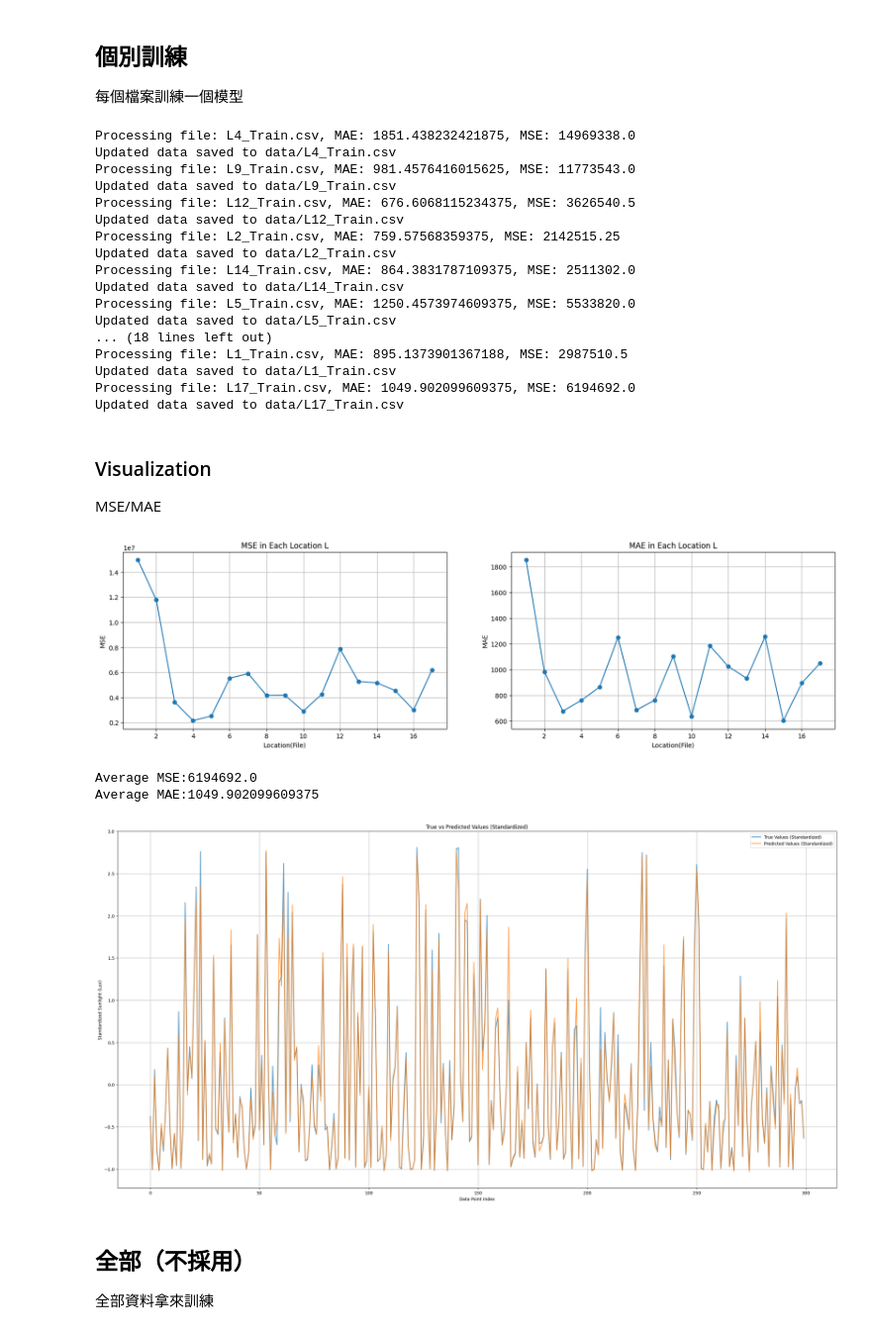
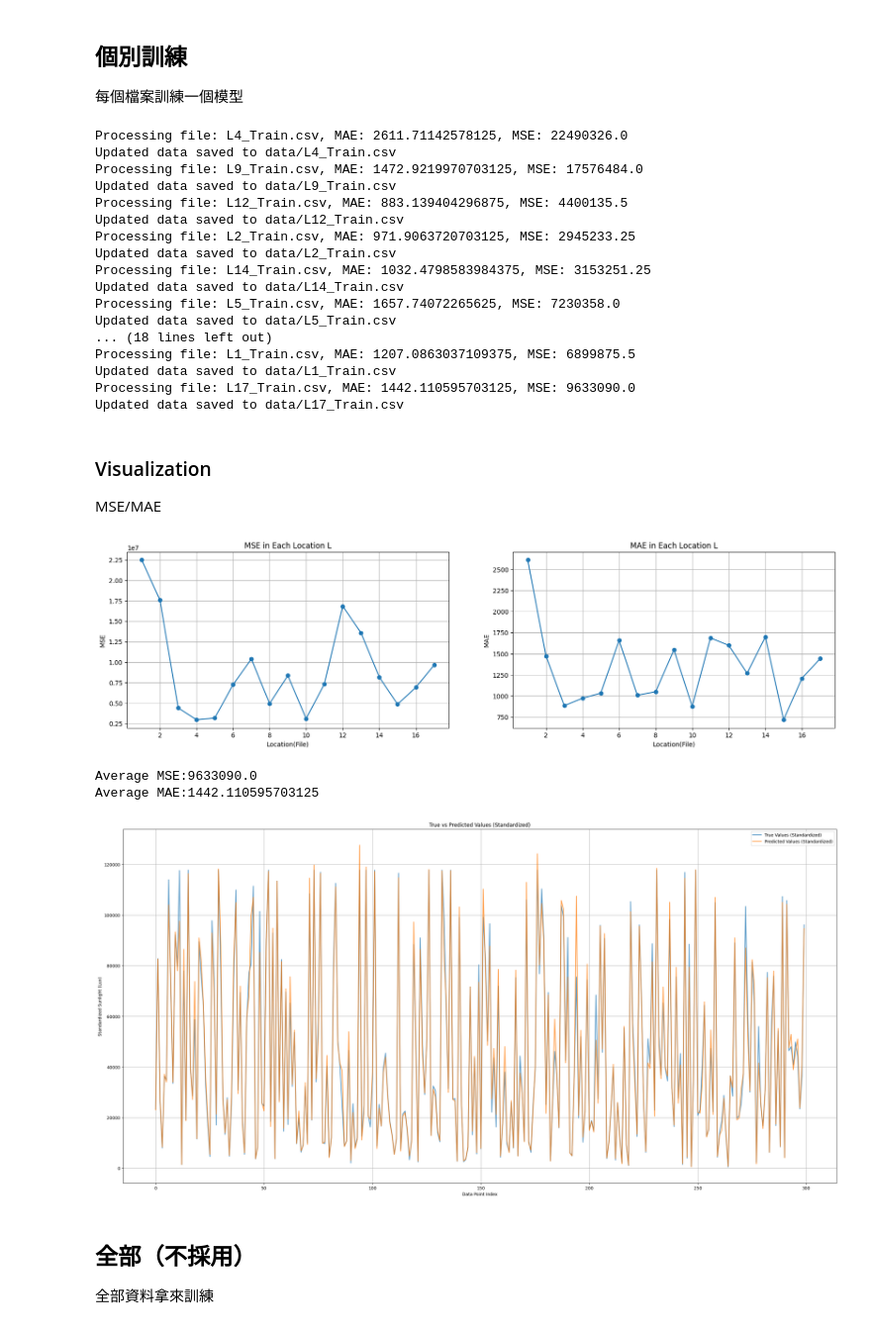
Before and after one commit to Mere-cat/AI-CUP-2024, a Jupyter notebook: merecat/sunlight_process/sunlight_regressor.ipynb, the cells around one changed output. Shown: that part at 99% size. Drawn from its saved outputs; the diff is of its cells as text; code cells hidden in the pictures.

Commit message:
adding UPPER data to train sunlight regressor (v2)

```diff
--- a/merecat/sunlight_process/sunlight_regressor.ipynb
+++ b/merecat/sunlight_process/sunlight_regressor.ipynb
@@ -28,8 +28,10 @@ from tqdm import tqdm
 ## Params
 # %%
 UPPER = 117758.2
-DATA_PATH = '../../Dataset/TrainingData_avg'
+DATA_PATH = '../combine_data/TrainingData_avg'
 EPOCHS = 5
+# COLUMNS = ['Sunlight(Lux)', 'WindSpeed(m/s)', 'height', 'angle', 'LocationCode']
+COLUMNS = ['Sunlight(Lux)']
 # %% [markdown]
 ## Dataloader
 # %%
@@ -39,7 +41,16 @@ class LightDataloader(Dataset):
         self.data = self.split_time(self.data)
 
         # 隔開到達光照最大值的資料，未達最大值者，稱為「真」資料
-        self.truth_data = self.data[self.data['Sunlight(Lux)'] != UPPER].reset_index(drop=True)
+        # self.truth_data = self.data[self.data['Sunlight(Lux)'] != UPPER].reset_index(drop=True)
+        # self.truth_data = self.truth_data[(self.truth_data['hour'] > 7) & (self.truth_data['hour'] < 17)]
+
+        # self.predict_data = self.data[self.data['Sunlight(Lux)'] == UPPER].reset_index(drop=True)
+        # self.predict_data = self.predict_data.drop(columns = ['DateTime'])
+
+        self.truth_data = self.data
+        self.truth_data['is_upper'] = (self.truth_data['Sunlight(Lux)'] == UPPER).astype(int)
+        self.truth_data = self.truth_data[(self.truth_data['hour'] > 7) & (self.truth_data['hour'] < 17)]
+
         self.predict_data = self.data[self.data['Sunlight(Lux)'] == UPPER].reset_index(drop=True)
         self.predict_data = self.predict_data.drop(columns = ['DateTime'])
 
@@ -48,12 +59,12 @@ class LightDataloader(Dataset):
 
         # 訓練集
         self.train_data = self.train_data.drop(columns = ['DateTime'])
-        self.X_train = self.train_data.drop(columns=['Sunlight(Lux)']).values
+        self.X_train = self.train_data.drop(columns=COLUMNS).values
         self.y_train = self.train_data['Sunlight(Lux)'].values
 
         # 測試集
         self.test_data = self.test_data.drop(columns = ['DateTime'])
-        self.X_test = self.test_data.drop(columns=['Sunlight(Lux)']).values
+        self.X_test = self.test_data.drop(columns=COLUMNS).values
         self.y_test = self.test_data['Sunlight(Lux)'].values
 
     def __len__(self):
@@ -62,7 +73,6 @@ class LightDataloader(Dataset):
     def __getitem__(self, idx):
         X = self.X_train[idx]
         y = self.y_train[idx]
-        print(X, y)
 
         return torch.tensor(X, dtype=torch.float32), torch.tensor(y, dtype=torch.float32)
 
@@ -124,6 +134,7 @@ for filename in os.listdir(DATA_PATH):
     # reg = RandomForestRegressor(n_estimators=100, random_state=42)
     # reg.fit(dataset.X_train, dataset.y_train)
     reg = XGBRegressor(n_estimators=100, random_state=42)
+    # reg = LinearRegression()
     reg.fit(dataset.X_train, dataset.y_train)
     predictions = reg.predict(dataset.X_test)
 
@@ -154,7 +165,7 @@ for filename in os.listdir(DATA_PATH):
     df = dataset.data
     df['SunlightPred'] = df['Sunlight(Lux)']
     if not dataset.predict_data.empty:
-        X_predict = dataset.predict_data.drop(columns=['Sunlight(Lux)']).values
+        X_predict = dataset.predict_data.drop(columns=COLUMNS).values
         predicted_values = reg.predict(X_predict)
 
         dataset.predict_data['SunlightPred'] = predicted_values
@@ -166,22 +177,22 @@ for filename in os.listdir(DATA_PATH):
     df.to_csv(output_filepath, index=False)
     print(f"Updated data saved to {output_filepath}")
 # %% [output]
-Processing file: L4_Train.csv, MAE: 1851.438232421875, MSE: 14969338.0
+Processing file: L4_Train.csv, MAE: 2611.71142578125, MSE: 22490326.0
 Updated data saved to data/L4_Train.csv
-Processing file: L9_Train.csv, MAE: 981.4576416015625, MSE: 11773543.0
+Processing file: L9_Train.csv, MAE: 1472.9219970703125, MSE: 17576484.0
 Updated data saved to data/L9_Train.csv
-Processing file: L12_Train.csv, MAE: 676.6068115234375, MSE: 3626540.5
+Processing file: L12_Train.csv, MAE: 883.139404296875, MSE: 4400135.5
 Updated data saved to data/L12_Train.csv
-Processing file: L2_Train.csv, MAE: 759.57568359375, MSE: 2142515.25
+Processing file: L2_Train.csv, MAE: 971.9063720703125, MSE: 2945233.25
 Updated data saved to data/L2_Train.csv
-Processing file: L14_Train.csv, MAE: 864.3831787109375, MSE: 2511302.0
+Processing file: L14_Train.csv, MAE: 1032.4798583984375, MSE: 3153251.25
 Updated data saved to data/L14_Train.csv
-Processing file: L5_Train.csv, MAE: 1250.4573974609375, MSE: 5533820.0
+Processing file: L5_Train.csv, MAE: 1657.74072265625, MSE: 7230358.0
 Updated data saved to data/L5_Train.csv
 ... (18 lines left out)
-Processing file: L1_Train.csv, MAE: 895.1373901367188, MSE: 2987510.5
+Processing file: L1_Train.csv, MAE: 1207.0863037109375, MSE: 6899875.5
 Updated data saved to data/L1_Train.csv
-Processing file: L17_Train.csv, MAE: 1049.902099609375, MSE: 6194692.0
+Processing file: L17_Train.csv, MAE: 1442.110595703125, MSE: 9633090.0
 Updated data saved to data/L17_Train.csv
 # %% [markdown]
 ### Visualization
@@ -209,30 +220,30 @@ avg_mse = np.average(mse_list)
 avg_mae = np.average(mae_list)
 print(f"Average MSE:{avg_mse}\nAverage MAE:{avg_mae}")
 # %% [output]
-[figure, old version]
+[figure, new version]
-Average MSE:6194692.0
-Average MAE:1049.902099609375
+Average MSE:9633090.0
+Average MAE:1442.110595703125
 # %%
 scaler = StandardScaler()
 
-all_true = np.array(all_true[:300]).reshape(-1, 1)
-all_pred = np.array(all_pred[:300]).reshape(-1, 1)
+all_true = np.array(all_true[:3000]).reshape(-1, 1)
+all_pred = np.array(all_pred[:3000]).reshape(-1, 1)
 
-all_true_scaled = scaler.fit_transform(all_true)
-all_pred_scaled = scaler.transform(all_pred)
+#all_true_scaled = scaler.fit_transform(all_true)
+#all_pred_scaled = scaler.transform(all_pred)
 
 # 绘图
 plt.figure(figsize=(30, 15))
-plt.plot(all_true_scaled, label="True Values (Standardized)", linestyle='-', alpha=0.7, linewidth=2)
-plt.plot(all_pred_scaled, label="Predicted Values (Standardized)", linestyle='-', alpha=0.7, linewidth=2)
+plt.plot(all_true, label="True Values (Standardized)", linestyle='-', alpha=0.7, linewidth=2)
+plt.plot(all_pred, label="Predicted Values (Standardized)", linestyle='-', alpha=0.7, linewidth=2)
 plt.title("True vs Predicted Values (Standardized)")
 plt.xlabel("Data Point Index")
 plt.ylabel("Standardized Sunlight (Lux)")
 plt.legend()
 plt.grid()
 plt.show()
 # %% [output]
-[figure, old version]
+[figure, new version]
 # %% [markdown]
 ## 全部（不採用）
 全部資料拿來訓練
```
Also changed, not shown: 17 other files.
